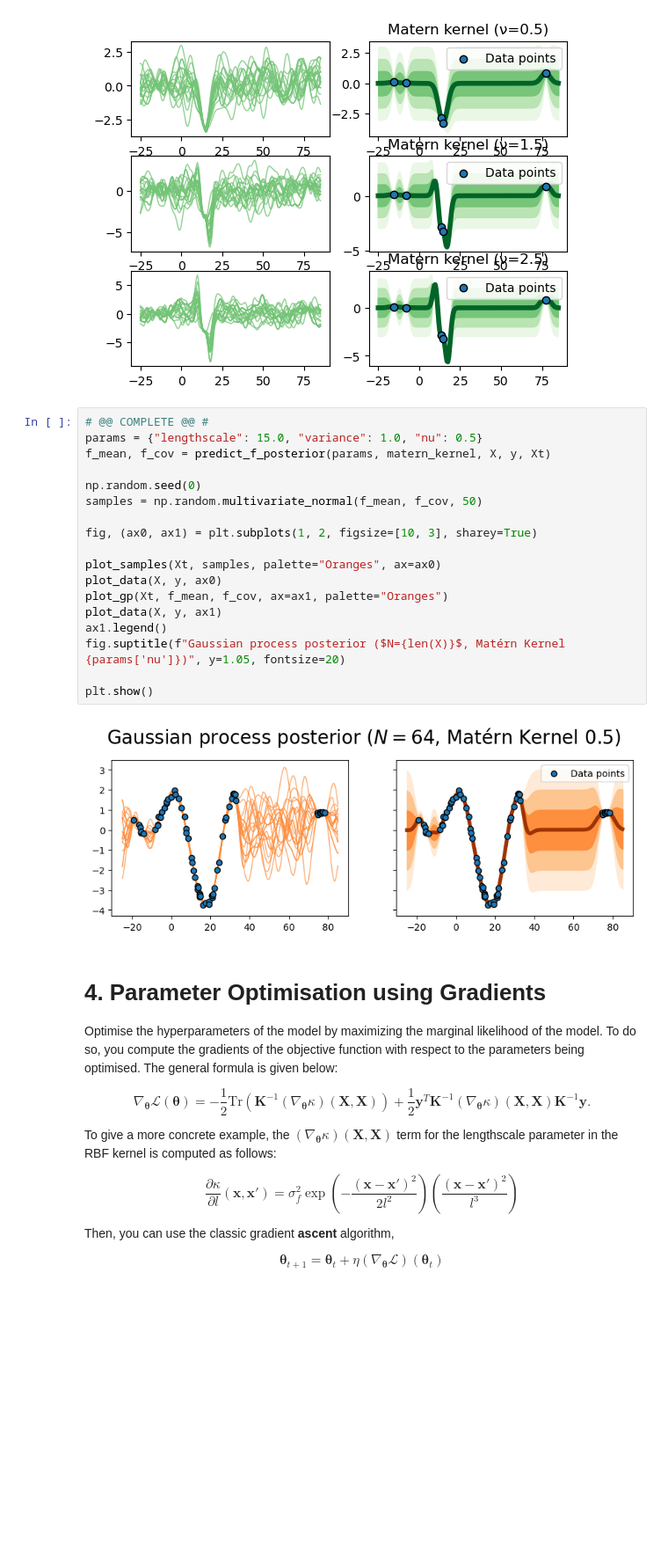
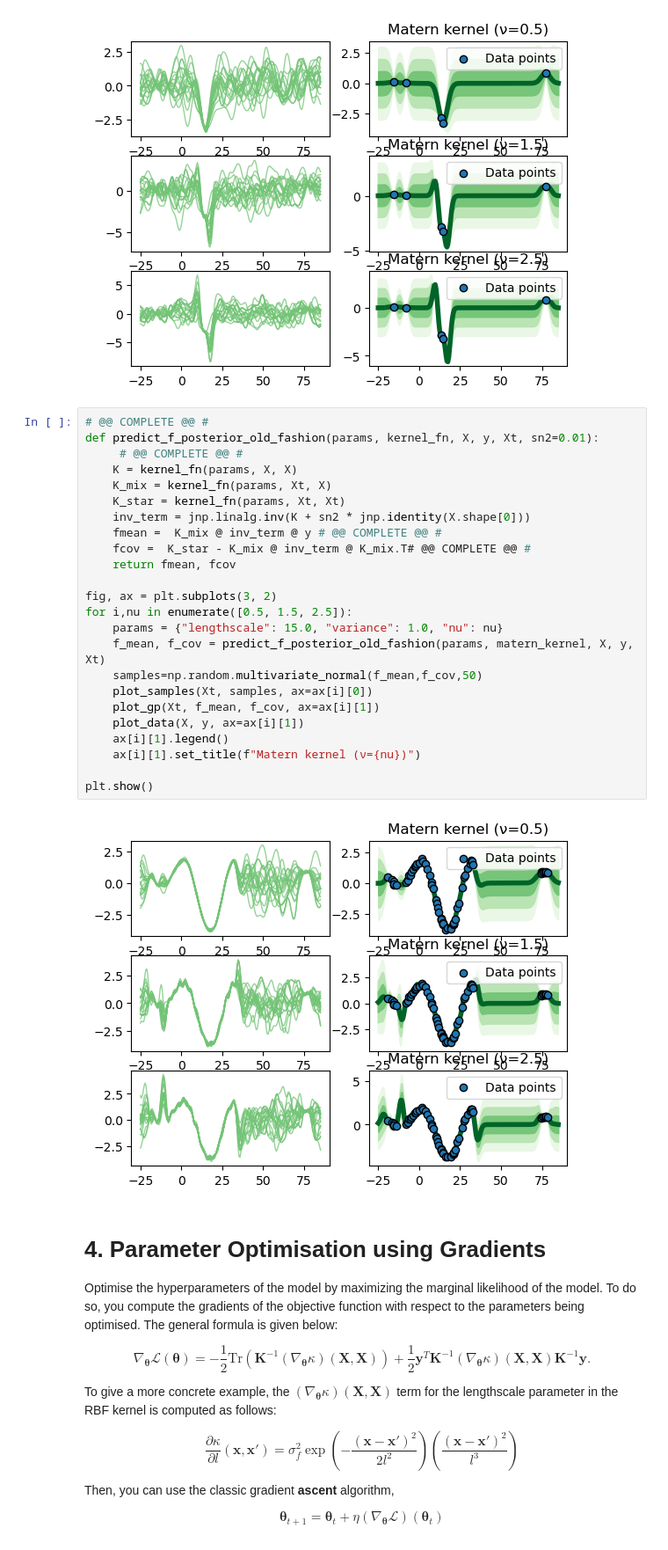
Before and after one commit to Michele2301/asi-labs, a Jupyter notebook: lab_week2-public/Gaussian_Process_Regression.ipynb, the cells around one changed output. Shown at 88% size. Cells and saved outputs as stored; diff of their text form; blank space fills up the shorter version.

```diff
--- a/lab_week2-public/Gaussian_Process_Regression.ipynb
+++ b/lab_week2-public/Gaussian_Process_Regression.ipynb
@@ -490,26 +490,32 @@ for i,nu in enumerate([0.5, 1.5, 2.5]):
 plt.show()
 # %% [output]
 [figure]
-# %%
-# @@ COMPLETE @@ #
-params = {"lengthscale": 15.0, "variance": 1.0, "nu": 0.5}
-f_mean, f_cov = predict_f_posterior(params, matern_kernel, X, y, Xt)
-
-np.random.seed(0)
-samples = np.random.multivariate_normal(f_mean, f_cov, 50)
-
-fig, (ax0, ax1) = plt.subplots(1, 2, figsize=[10, 3], sharey=True)
-
-plot_samples(Xt, samples, palette="Oranges", ax=ax0)
-plot_data(X, y, ax0)
-plot_gp(Xt, f_mean, f_cov, ax=ax1, palette="Oranges")
-plot_data(X, y, ax1)
-ax1.legend()
-fig.suptitle(f"Gaussian process posterior ($N={len(X)}$, Matérn Kernel {params['nu']})", y=1.05, fontsize=20)
-
-plt.show()
-# %% [output]
-[figure, removed]
+# %%
+# @@ COMPLETE @@ #
+def predict_f_posterior_old_fashion(params, kernel_fn, X, y, Xt, sn2=0.01):
+     # @@ COMPLETE @@ #
+    K = kernel_fn(params, X, X)
+    K_mix = kernel_fn(params, Xt, X)
+    K_star = kernel_fn(params, Xt, Xt)
+    inv_term = jnp.linalg.inv(K + sn2 * jnp.identity(X.shape[0]))
+    fmean =  K_mix @ inv_term @ y # @@ COMPLETE @@ #
+    fcov =  K_star - K_mix @ inv_term @ K_mix.T# @@ COMPLETE @@ #
+    return fmean, fcov
+
+fig, ax = plt.subplots(3, 2)
+for i,nu in enumerate([0.5, 1.5, 2.5]):
+    params = {"lengthscale": 15.0, "variance": 1.0, "nu": nu}
+    f_mean, f_cov = predict_f_posterior_old_fashion(params, matern_kernel, X, y, Xt)
+    samples=np.random.multivariate_normal(f_mean,f_cov,50)
+    plot_samples(Xt, samples, ax=ax[i][0])
+    plot_gp(Xt, f_mean, f_cov, ax=ax[i][1])
+    plot_data(X, y, ax=ax[i][1])
+    ax[i][1].legend()
+    ax[i][1].set_title(f"Matern kernel (ν={nu})")
+
+plt.show()
+# %% [output]
+[figure, added]
 # %% [markdown]
 # 4. Parameter Optimisation using Gradients
 
```
